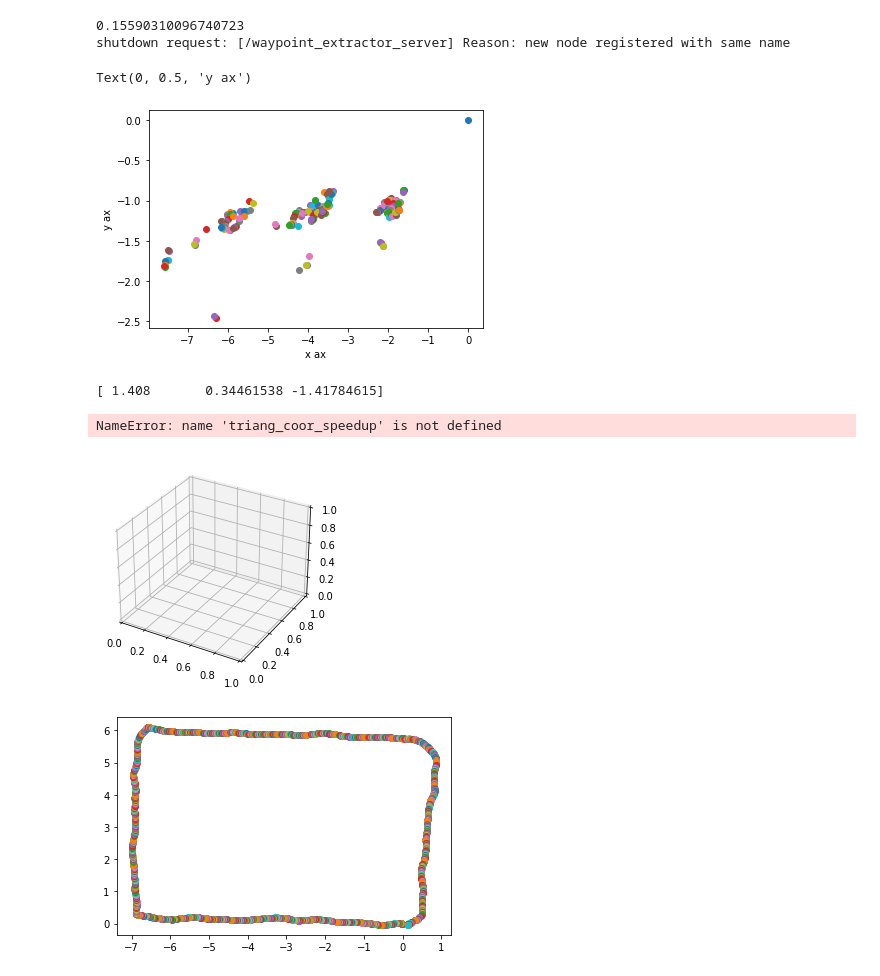
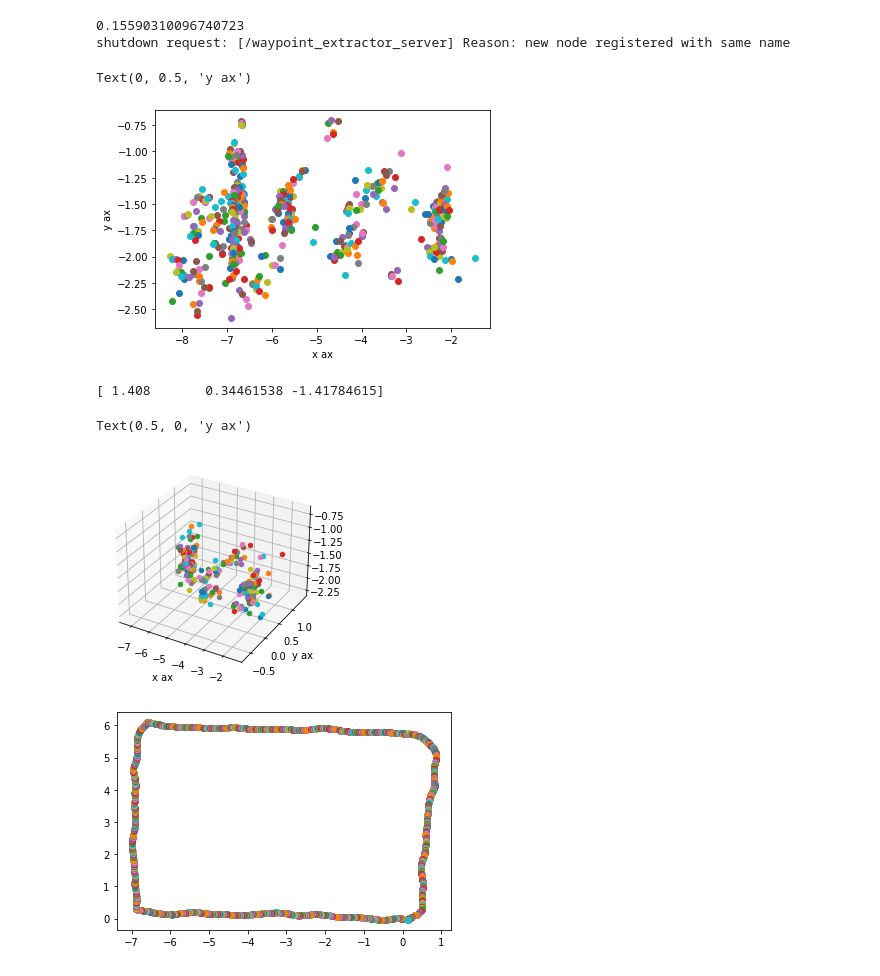
Before and after one commit to ThomasWillemot/imitation-learning-codebase, a Jupyter notebook: notebooks/Rotation_test.ipynb, the cells around one changed output. Cells and saved outputs as stored; diff of their text form; code cells hidden in the pictures.

```diff
--- a/notebooks/Rotation_test.ipynb
+++ b/notebooks/Rotation_test.ipynb
@@ -142,10 +145,10 @@ for pic_time in pic_time_ns:
 fig = plt.figure()
 ax = fig.add_subplot()#111, projection = '3d')
 global_coor = []
-for img_idx in range(0, 200):
+for img_idx in range(0, 499):
     rot_mat = R.from_quat(rotation_synchronised[img_idx])
     translation = translation_synchronised[img_idx+1]
-    rotation_coordinates = triang_coor_slow[img_idx]
+    rotation_coordinates = nn_estimations[img_idx]
     if rotation_coordinates[0] < 5:
         rotated_coor = transform_coordinates(rotation_coordinates, orientation = rot_mat.as_matrix(), translation = translation)
         global_coor.append(rotated_coor)
@@ -156,7 +159,11 @@ ax.set_xlabel("x ax")
 ax.set_ylabel("y ax")
 # %% [output]
 Text(0, 0.5, 'y ax')
-[figure, old version]
+[figure, new version]
+# %%
+from numpy import genfromtxt
+path_csv = '/home/thomas/code/imitation-learning-codebase/notebooks/data_nn.csv'
+nn_estimations = genfromtxt(path_csv, delimiter=',')
 # %%
 print(triang_coor_slow[54])
 # %% [output]
@@ -164,28 +171,28 @@ print(triang_coor_slow[54])
 # %%
 #speedup
 fig = plt.figure()
-ax = fig.add_subplot(111, projection = '3d')
+ax = fig.add_subplot()#111), projection = '3d')
 global_coor = []
-for img_idx in range(0, 1270):
+for img_idx in range(0, 250):
     rot_mat = R.from_quat(rotation_synchronised[img_idx])
     translation = translation_synchronised[img_idx]
-    rotation_coordinates = triang_coor_speedup[img_idx]
+    rotation_coordinates = nn_estimations[img_idx]
     if rotation_coordinates[0] >0 and rotation_coordinates[0] < 4:
         rotated_coor = transform_coordinates(rotation_coordinates, orientation = rot_mat.as_matrix(), translation = translation)
         global_coor.append(rotated_coor)
 
         ax.scatter(global_coor[len(global_coor)-1][0], global_coor[len(global_coor)-1][1], global_coor[len(global_coor)-1][2])
 #ax.set_xlim(-8,1)
 #ax.set_ylim(-1,7)
 ax.set_xlabel("x ax")
 ax.set_ylabel("y ax")
 
 #with open('demo_speedup.txt', 'w') as f:
 #    for index_array in range(len(global_coor)):
 #        f.write("%f %f %f \n" % (global_coor[index_array][0],global_coor[index_array][1],global_coor[index_array][2]))
 # %% [output]
-NameError: name 'triang_coor_speedup' is not defined
+Text(0.5, 0, 'y ax')
-[figure, old version]
+[figure, new version]
 # %%
 #plot of the translation matrix.
 fig = plt.figure()
```
Also changed, not shown: parts of 2 cells of this notebook, 5 other files.
